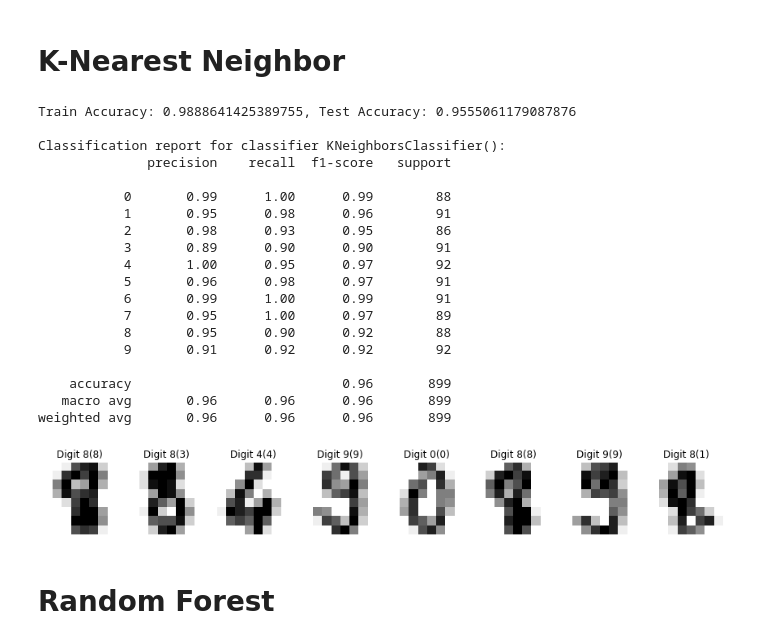
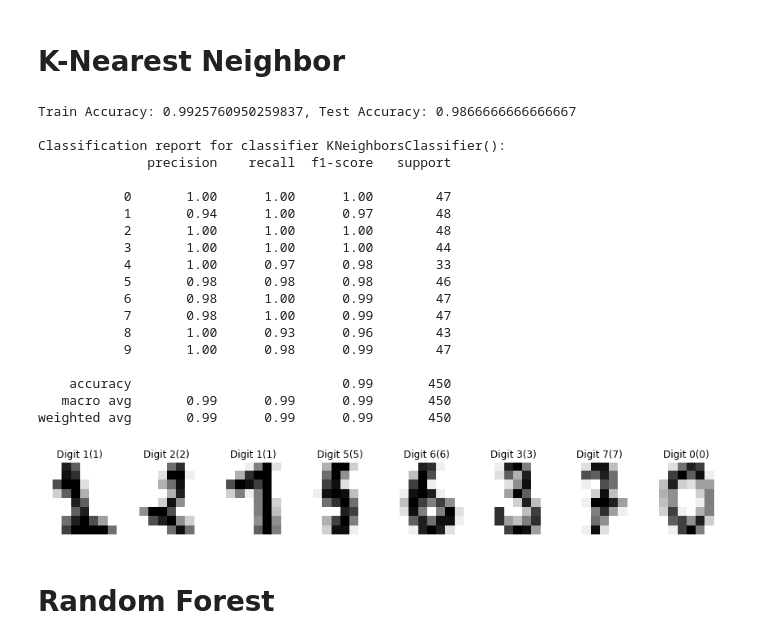
Before and after one commit to rconforti97/ITCS5156-Project, a Jupyter notebook: Conforti - Project.ipynb, the cells around one changed output. Cells and saved outputs as stored; diff of their text form; code cells hidden in the pictures.

```diff
--- a/Conforti - Project.ipynb
+++ b/Conforti - Project.ipynb
@@ -39,11 +36,9 @@ import matplotlib.pyplot as plt # so we plot the confusion matrix
 digits_dataset = datasets.load_digits()
 # %%
-# Import
-
 # Training the data using train_test_split
 X = digits_dataset.data
 T= digits_dataset.target
-X_train, X_test, t_train, t_test = train_test_split(X, T, test_size=0.5, shuffle=False)
+X_train, X_test, t_train, t_test = train_test_split(X, T, test_size=0.25, shuffle=True)
 # %% [markdown]
 # Support Vector Machine
 # %%
@@ -96,2 +180,27 @@ weighted avg       0.96      0.96      0.96       899
 # %% [markdown]
 # Naïve Bayes
+# %%
+from sklearn.naive_bayes import GaussianNB
+
+nb = GaussianNB()
+
+nb.fit(X_train, t_train)
+
+train_score_nb = nb.score(X_train, t_train)
+test_score_nb = nb.score(X_test, t_test)
+print("Train Accuracy: {}, Test Accuracy: {}".format(train_score_nb, test_score_nb))
+
+
+predicted_nb = nb.predict(X_test)
+
+# Print out of numbers
+k = 8
+_, axes = plt.subplots(1, k, figsize=(15,3))
+for ax, image, label, pred in zip(axes, X_test[:k], t_test[:k], predicted_nb):
+
+    ax.set_axis_off()
+    ax.imshow(image.reshape((8,8)), cmap=plt.cm.gray_r, interpolation='nearest')
+    ax.set_title('Digit {}({})'.format(label, pred))
+
+# Report
+print("\nClassification report for classifier %s:\n%s\n" % (nb, metrics.classification_report(t_test, predicted_nb)))
@@ -100,48 +230,48 @@ weighted avg       0.96      0.96      0.96       899
 # %%
 # Create an KNN classifier using default setting
 knn = neighbors.KNeighborsClassifier()
 
 # Train with training data (input, X_train and target, t_train)
 knn.fit(X_train, t_train)
 
 # Accuracy
-train_score = knn.score(X_train, t_train)
-test_score = knn.score(X_test, t_test)
-print("Train Accuracy: {}, Test Accuracy: {}".format(train_score, test_score))
+train_score_knn = knn.score(X_train, t_train)
+test_score_knn = knn.score(X_test, t_test)
+print("Train Accuracy: {}, Test Accuracy: {}".format(train_score_knn, test_score_knn))
 
-accuracy = knn.predict(X_test)
+predicted_knn = knn.predict(X_test)
 
 # Print out of numbers
 k = 8
 _, axes = plt.subplots(1, k, figsize=(15,3))
-for ax, image, label, pred in zip(axes, X_test[:k], t_test[:k], accuracy):
+for ax, image, label, pred in zip(axes, X_test[:k], t_test[:k], predicted_knn):
 
     ax.set_axis_off()
     ax.imshow(image.reshape((8,8)), cmap=plt.cm.gray_r, interpolation='nearest')
     ax.set_title('Digit {}({})'.format(label, pred))
 
 # Report
-print("\nClassification report for classifier %s:\n%s\n" % (knn, metrics.classification_report(t_test, accuracy)))
+print("\nClassification report for classifier %s:\n%s\n" % (knn, metrics.classification_report(t_test, predicted_knn)))
 # %% [output]
-Train Accuracy: 0.9888641425389755, Test Accuracy: 0.9555061179087876
+Train Accuracy: 0.9925760950259837, Test Accuracy: 0.9866666666666667
 
 Classification report for classifier KNeighborsClassifier():
               precision    recall  f1-score   support
 
-           0       0.99      1.00      0.99        88
-           1       0.95      0.98      0.96        91
-           2       0.98      0.93      0.95        86
-           3       0.89      0.90      0.90        91
-           4       1.00      0.95      0.97        92
-           5       0.96      0.98      0.97        91
-           6       0.99      1.00      0.99        91
-           7       0.95      1.00      0.97        89
-           8       0.95      0.90      0.92        88
-           9       0.91      0.92      0.92        92
+           0       1.00      1.00      1.00        47
+           1       0.94      1.00      0.97        48
+           2       1.00      1.00      1.00        48
+           3       1.00      1.00      1.00        44
+           4       1.00      0.97      0.98        33
+           5       0.98      0.98      0.98        46
+           6       0.98      1.00      0.99        47
+           7       0.98      1.00      0.99        47
+           8       1.00      0.93      0.96        43
+           9       1.00      0.98      0.99        47
 
-    accuracy                           0.96       899
-   macro avg       0.96      0.96      0.96       899
-weighted avg       0.96      0.96      0.96       899
+    accuracy                           0.99       450
+   macro avg       0.99      0.99      0.99       450
+weighted avg       0.99      0.99      0.99       450
-[figure, old version]
+[figure, new version]
 # %% [markdown]
 # Random Forest
```
Also changed, not shown: parts of 14 cells of this notebook.
